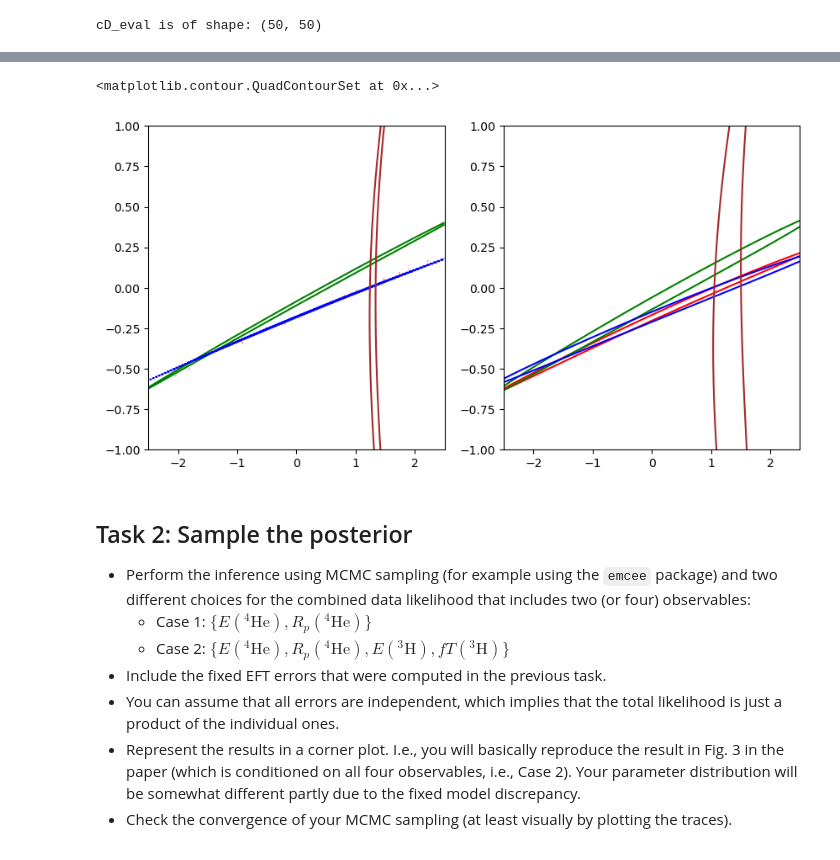
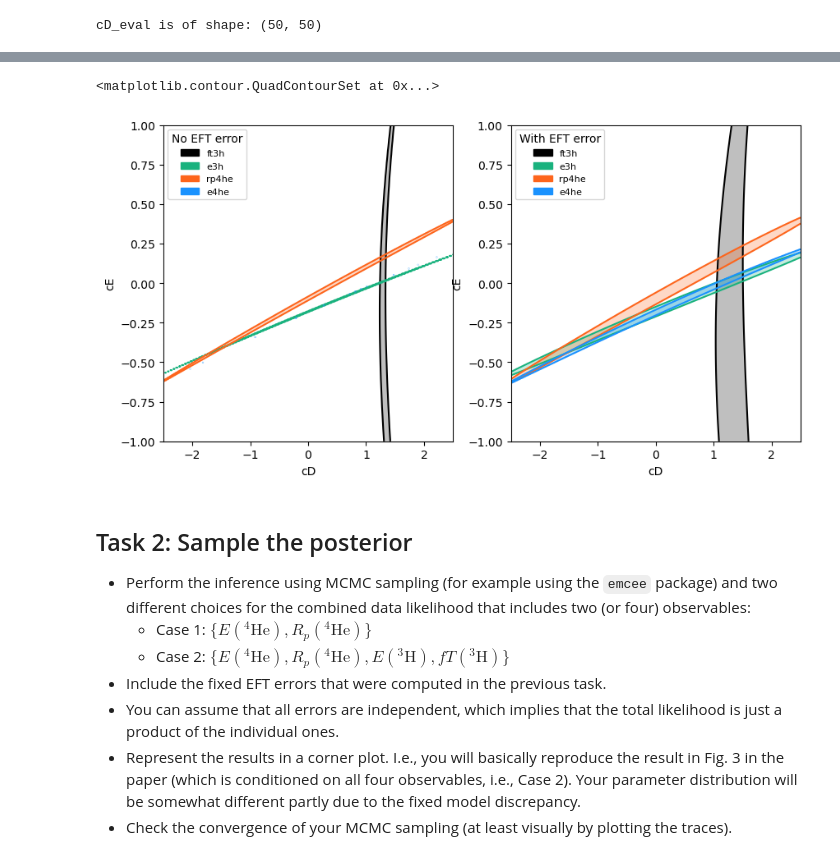
Before and after one commit to wonder-coconut/tif285_project, a Jupyter notebook: TIF285_Project1.ipynb, the cells around one changed output, grey strips where cells are left out. Drawn from its saved outputs; the diff is of its cells as text; code cells hidden in the pictures.

```diff
--- a/TIF285_Project1.ipynb
+++ b/TIF285_Project1.ipynb
@@ -251,53 +294,87 @@ res_eft_rp4he = res_eft[:,1]
 res_eft_e3h = res_eft[:,2]
 res_eft_ft3h = res_eft[:,3]
 # %%
+#grid reshaping
 res_e4he = res_e4he.reshape(cD_len, cE_len)
 res_rp4he = res_rp4he.reshape(cD_len, cE_len)
 res_e3h = res_e3h.reshape(cD_len, cE_len)
 res_ft3h = res_ft3h.reshape(cD_len, cE_len)
 
-#eft reshape
 res_eft_e4he = res_eft_e4he.reshape(cD_len, cE_len)
 res_eft_rp4he = res_eft_rp4he.reshape(cD_len, cE_len)
 res_eft_e3h = res_eft_e3h.reshape(cD_len, cE_len)
 res_eft_ft3h = res_eft_ft3h.reshape(cD_len, cE_len)
 
-
+#hpd interval value for individual observables
 interval_e4he = 0.6
 interval_rp4he = 0.6
 interval_e3h = 0.6
 interval_ft3h = 0.6
 
-fig, axes = plt.subplots(1,2,figsize=(10,5))
-
+#contours
 contours_e4he = contour_levels(res_e4he,interval_e4he)
 contours_rp4he = contour_levels(res_rp4he,interval_rp4he)
 contours_e3h = contour_levels(res_e3h,interval_e3h)
 contours_ft3h = contour_levels(res_ft3h,interval_ft3h)
 
-#eft contours
 contours_eft_e4he = contour_levels(res_eft_e4he,interval_e4he)
 contours_eft_rp4he = contour_levels(res_eft_rp4he,interval_rp4he)
 contours_eft_e3h = contour_levels(res_eft_e3h,interval_e3h)
 contours_eft_ft3h = contour_levels(res_eft_ft3h,interval_ft3h)
 
-
-axes[0].contour(cD_range,cE_range,res_e4he,levels=contours_e4he,colors = 'red')
-axes[0].contour(cD_range,cE_range,res_rp4he,levels=contours_rp4he,colors = 'green')
-axes[0].contour(cD_range,cE_range,res_e3h,levels=contours_e3h,colors = 'blue')
-axes[0].contour(cD_range,cE_range,res_ft3h,levels=contours_ft3h,colors = 'brown')
-
-
-#eft plot
-axes[1].contour(cD_range,cE_range,res_eft_e4he,levels=contours_eft_e4he,colors = 'red')
-axes[1].contour(cD_range,cE_range,res_eft_rp4he,levels=contours_eft_rp4he,colors = 'green')
-axes[1].contour(cD_range,cE_range,res_eft_e3h,levels=contours_eft_e3h,colors = 'blue')
-axes[1].contour(cD_range,cE_range,res_eft_ft3h,levels=contours_eft_ft3h,colors = 'brown')
-
 #beyond 500*500 the sparsity of e4he does not depend on number of grid points but on the hpd interval
-# %% [output]
-<matplotlib.contour.QuadContourSet at 0x...>
-[figure, removed]
+# %%
+fig, axes = plt.subplots(1,2,figsize=(10,5))
+
+#initializing levels for contour colourfilling
+
+levels_e4he = np.array([contours_e4he[0],0.99])
+levels_rp4he = np.array([contours_rp4he[0],0.99])
+levels_e3h = np.array([contours_e3h[0],0.99])
+levels_ft3h = np.array([contours_ft3h[0],0.99])
+
+levels_eft_e4he = np.array([contours_eft_e4he[0],0.99])
+levels_eft_rp4he = np.array([contours_eft_rp4he[0],0.99])
+levels_eft_e3h = np.array([contours_eft_e3h[0],0.99])
+levels_eft_ft3h = np.array([contours_eft_ft3h[0],0.99])
+
+#label definition
+c_labels = ['ft3h', 'e3h', 'rp4he', 'e4he']
+c_colors = ['black','#1ab27e','#fd651c','#1a92fe']
+c_alpha = 0.25
+patches = [mpatches.Patch(color=color, label=label) for color, label in zip(c_colors, c_labels)]
+
+axes[0].legend(handles=patches, title="No EFT error", loc='upper left', fontsize=8)
+axes[0].set_xlabel('cD')
+axes[0].set_ylabel('cE')
+axes[1].legend(handles=patches, title="With EFT error", loc='upper left', fontsize=8)
+axes[1].set_xlabel('cD')
+axes[1].set_ylabel('cE')
+
+#plotting contours
+
+axes[0].contour(cD_range,cE_range,res_ft3h,levels=levels_ft3h,colors = c_colors[0])
+axes[0].contour(cD_range,cE_range,res_e3h,levels=levels_e3h,colors = c_colors[1])
+axes[0].contour(cD_range,cE_range,res_rp4he,levels=levels_rp4he,colors = c_colors[2])
+axes[0].contour(cD_range,cE_range,res_e4he,levels=levels_e4he,colors = c_colors[3])
+
+axes[0].contourf(cD_range,cE_range,res_ft3h,levels=levels_ft3h,colors = c_colors[0], alpha = c_alpha, antialiased=True)
+axes[0].contourf(cD_range,cE_range,res_e3h,levels=levels_e3h,colors = c_colors[1], alpha = c_alpha, antialiased=True)
+axes[0].contourf(cD_range,cE_range,res_rp4he,levels=levels_rp4he,colors = c_colors[2], alpha = c_alpha, antialiased=True)
+axes[0].contourf(cD_range,cE_range,res_e4he,levels=levels_e4he,colors = c_colors[3], alpha = c_alpha, antialiased=True)
+
+axes[1].contour(cD_range,cE_range,res_eft_ft3h,levels=levels_eft_ft3h,colors = c_colors[0])
+axes[1].contour(cD_range,cE_range,res_eft_e3h,levels=levels_eft_e3h,colors = c_colors[1])
+axes[1].contour(cD_range,cE_range,res_eft_rp4he,levels=levels_eft_rp4he,colors = c_colors[2])
+axes[1].contour(cD_range,cE_range,res_eft_e4he,levels=levels_eft_e4he,colors = c_colors[3])
+
+axes[1].contourf(cD_range,cE_range,res_eft_ft3h,levels=levels_eft_ft3h,colors = c_colors[0], alpha = c_alpha, antialiased=True)
+axes[1].contourf(cD_range,cE_range,res_eft_e3h,levels=levels_eft_e3h,colors = c_colors[1], alpha = c_alpha, antialiased=True)
+axes[1].contourf(cD_range,cE_range,res_eft_rp4he,levels=levels_eft_rp4he,colors = c_colors[2], alpha = c_alpha, antialiased=True)
+axes[1].contourf(cD_range,cE_range,res_eft_e4he,levels=levels_eft_e4he,colors = c_colors[3], alpha = c_alpha, antialiased=True)
+# %% [output]
+<matplotlib.contour.QuadContourSet at 0x...>
+[figure, added]
 # %% [markdown]
 ## Task 2: Sample the posterior
 - Perform the inference using MCMC sampling (for example using the `emcee` package) and two different choices for the combined data likelihood that includes two (or four) observables:
```
Also changed, not shown: parts of 18 cells of this notebook, 1 other file.
